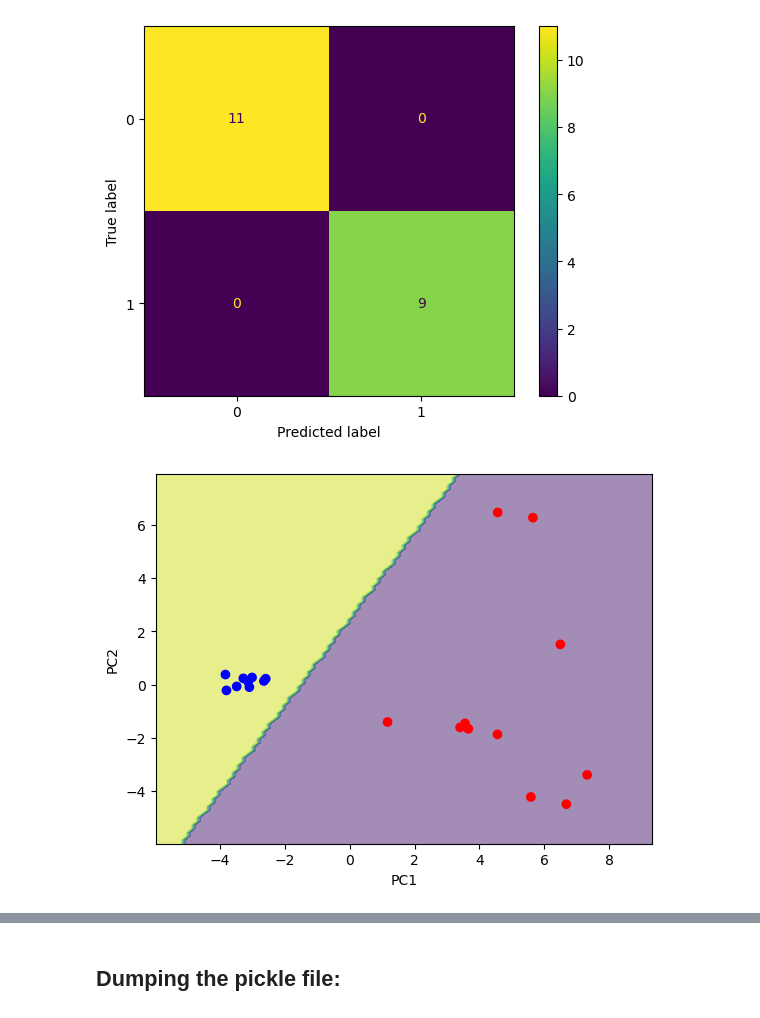
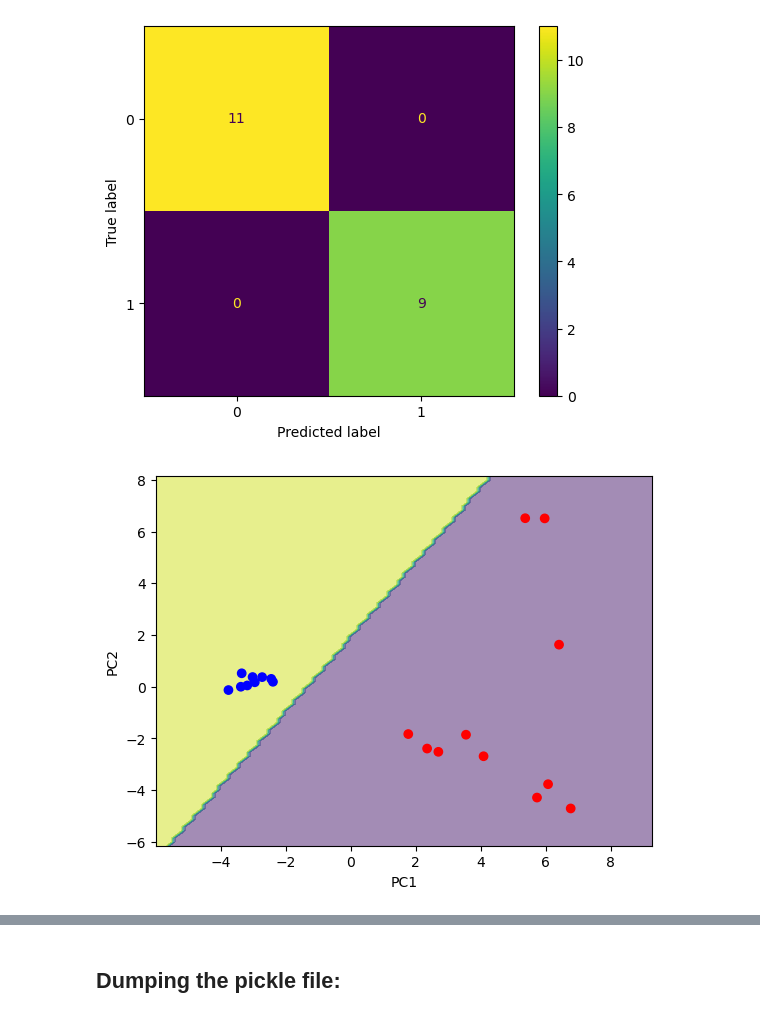
Before and after one commit to MSilver42/Walking-Running-Classifier, a Jupyter notebook: project.ipynb, the cells around one changed output, grey strips where cells are left out. Drawn from its saved outputs; the diff is of its cells as text; code cells hidden in the pictures.

```diff
--- a/project.ipynb
+++ b/project.ipynb
@@ -197,6 +176,22 @@ jumping_df = jumping_df.drop(['Class'], axis=1)
 # remove outliers that are more than 3 standard deviations from the mean
 walking_df = walking_df[(np.abs(walking_df['Absolute Accel']-walking_df['Absolute Accel'].mean()) <= (3*walking_df['Absolute Accel'].std()))]
 jumping_df = jumping_df[(np.abs(jumping_df['Absolute Accel']-jumping_df['Absolute Accel'].mean()) <= (3*jumping_df['Absolute Accel'].std()))]
+
+
+# Apply moving average filter to data
+walking_df['Accel X'] = walking_df['Accel X'].rolling(window=10).mean()
+walking_df['Accel Y'] = walking_df['Accel Y'].rolling(window=10).mean()
+walking_df['Accel Z'] = walking_df['Accel Z'].rolling(window=10).mean()
+walking_df['Absolute Accel'] = walking_df['Absolute Accel'].rolling(window=10).mean()
+
+jumping_df['Accel X'] = jumping_df['Accel X'].rolling(window=10).mean()
+jumping_df['Accel Y'] = jumping_df['Accel Y'].rolling(window=10).mean()
+jumping_df['Accel Z'] = jumping_df['Accel Z'].rolling(window=10).mean()
+jumping_df['Absolute Accel'] = jumping_df['Absolute Accel'].rolling(window=10).mean()
+
+# drop NaN values
+walking_df = walking_df.dropna()
+jumping_df = jumping_df.dropna()
 
 
 # split data into 5 second chunks and make each one into a dataframe
@@ -291,0 +291,26 @@ Jumping Absolute Mean:  [35.42244821  0.49967165 34.92277656  9.96303236  8.8764
+# %%
+feats = {"walking": walking_features, "jumping": jumping_features}
+
+
+# flatten features
+feats['walking'] = [i.flatten() for i in feats['walking']]
+feats['jumping'] = [i.flatten() for i in feats['jumping']]
+
+# flatten data
+data['walking'] = [i.flatten() for i in data['walking']]
+data['jumping'] = [i.flatten() for i in data['jumping']]
+
+# combine features and data
+print(len(feats["walking"]))
+print(len(data['walking']))
+
+for i in range(len(data['walking'])):
+    data['walking'][i] = np.concatenate((data['walking'][i], feats['walking'][i]))
+for i in range(len(data['jumping'])):
+    data['jumping'][i] = np.concatenate((data['jumping'][i], feats['jumping'][i]))
+
+data['walking'] = np.array(data['walking'])
+data['jumping'] = np.array(data['jumping'])
+
+print(data['walking'].shape)
+print(data['jumping'].shape)
@@ -390,10 +427,10 @@ plt.show()
 [figure]
 # %%
 disp = DecisionBoundaryDisplay.from_estimator(clf2, X_train_pca, response_method='predict', xlabel='PC1', ylabel='PC2', alpha=0.5)
-disp.ax_.scatter(X_test_pca[:, 0], X_test_pca[:, 1], c=['red' if i == 'Jumping' else 'blue' for i in y2_test])
+disp.ax_.scatter(X_test_pca[:, 0], X_test_pca[:, 1], c=['red' if i == 'jumping' else 'blue' for i in y2_test])
 plt.show()
 # %% [output]
-[figure, old version]
+[figure, new version]
 # %%
 # find the index of the largest magnitude in each component
 print("Index of largest magnitude in each component")
```
Also changed, not shown: parts of 16 cells of this notebook, 3 other files.
